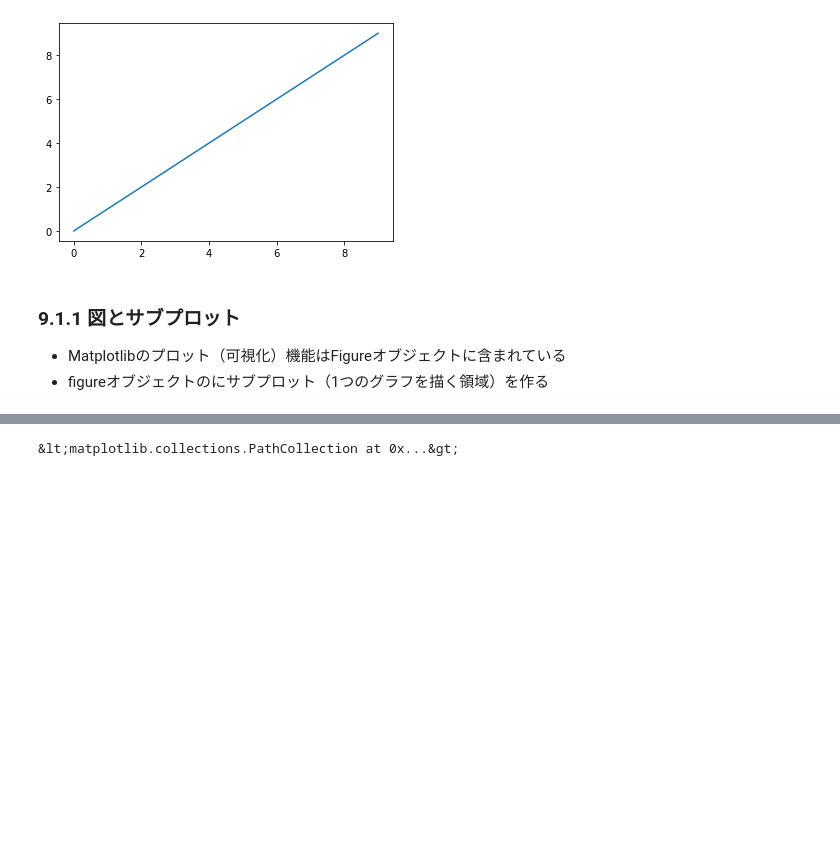
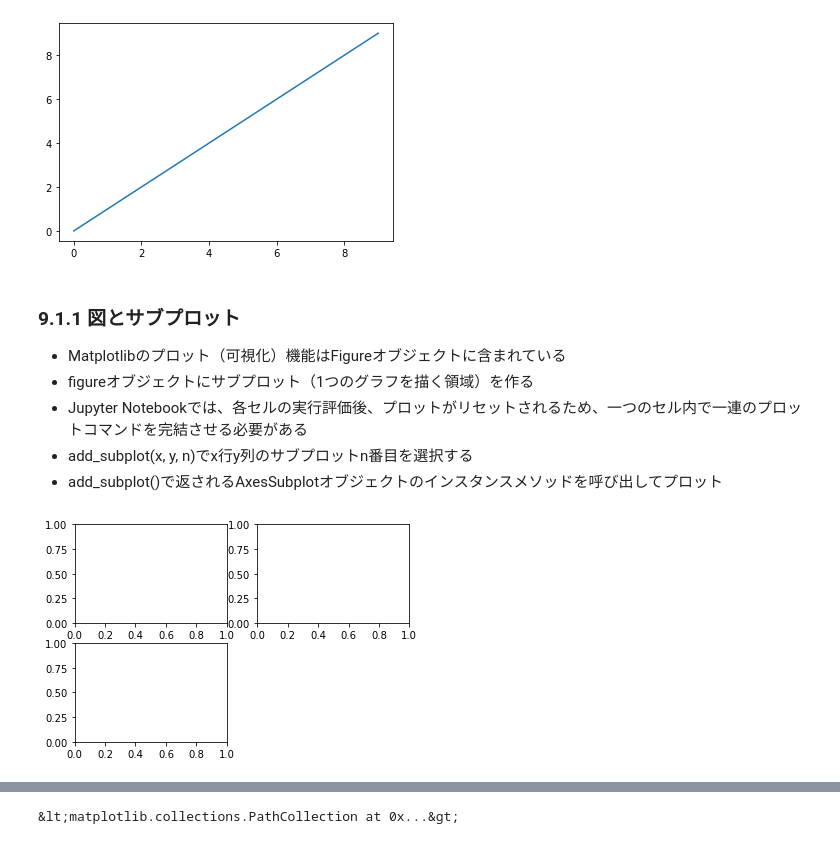
Before and after one commit to makotos-nlproc/py4da-shakyo, a Jupyter notebook: chap9.ipynb, the cells around one changed output, grey strips where cells are left out. Cells and saved outputs as stored; diff of their text form; code cells hidden in the pictures; blank space fills up the shorter version.

```diff
--- a/chap9.ipynb
+++ b/chap9.ipynb
@@ -15,4 +15,16 @@ plt.plot(data)
 # %% [markdown]
 ### 9.1.1 図とサブプロット
 - Matplotlibのプロット（可視化）機能はFigureオブジェクトに含まれている
-- figureオブジェクトのにサブプロット（1つのグラフを描く領域）を作る
+- figureオブジェクトにサブプロット（1つのグラフを描く領域）を作る
+- Jupyter Notebookでは、各セルの実行評価後、プロットがリセットされるため、一つのセル内で一連のプロットコマンドを完結させる必要がある
+- add_subplot(x, y, n)でx行y列のサブプロットn番目を選択する
+- add_subplot()で返されるAxesSubplotオブジェクトのインスタンスメソッドを呼び出してプロット
+# %%
+# figureオブジェクトのインスタンス化
+fig = plt.figure()
+# add_subplot(x, y, n)でx行y列のサブプロットのn個目の領域を選択する
+ax1 = fig.add_subplot(2, 2, 1)
+ax2 = fig.add_subplot(2, 2, 2)
+ax3 = fig.add_subplot(2, 2, 3)
+# %% [output]
+[figure, added]
```
Also changed, not shown: parts of 8 cells of this notebook.
